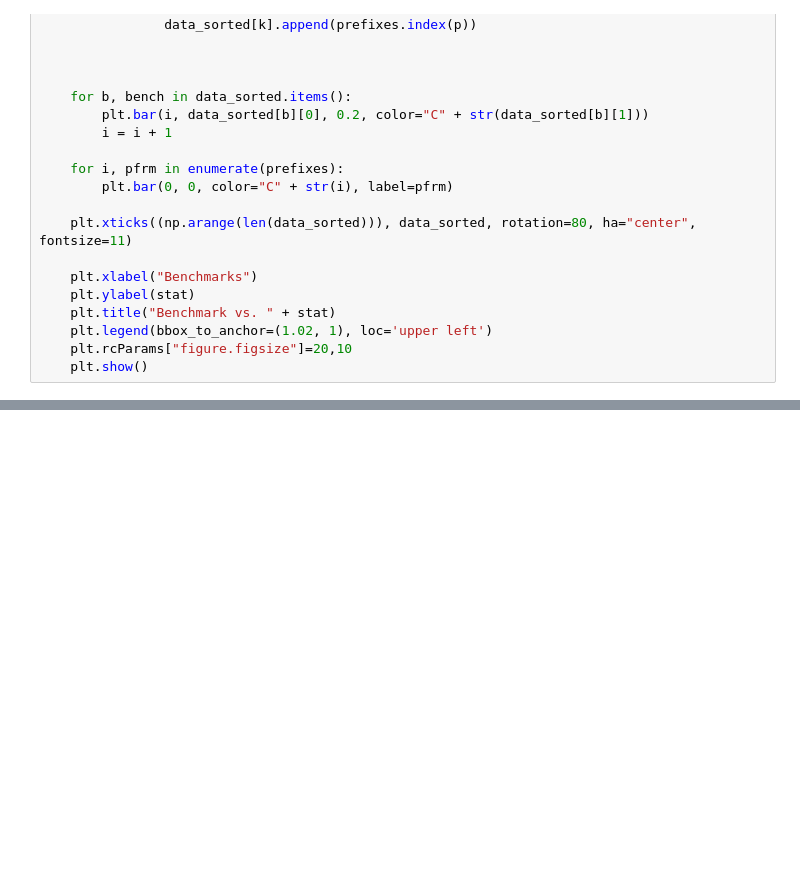
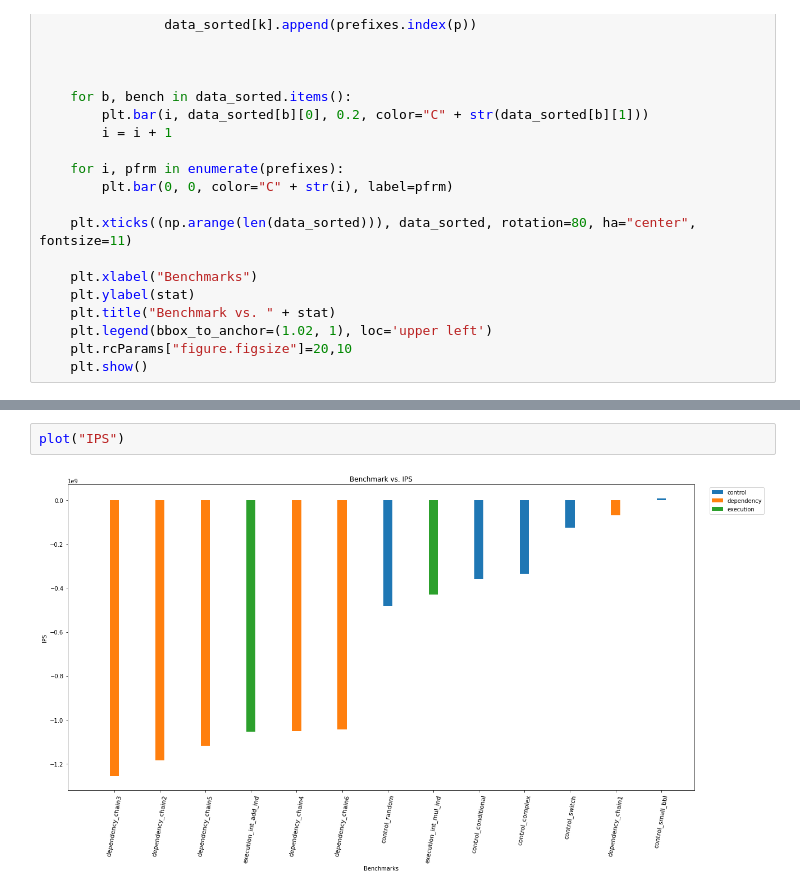
Before and after one commit to darchr/riscv-validation, a Jupyter notebook: plots/Ayaz_Stats_Diff.ipynb, the cells around one changed output, grey strips where cells are left out. Cells and saved outputs as stored; diff of their text form; blank space fills up the shorter version.

```diff
--- a/plots/Ayaz_Stats_Diff.ipynb
+++ b/plots/Ayaz_Stats_Diff.ipynb
@@ -71,0 +80,4 @@ plot("IPC")
+# %%
+plot("IPS")
+# %% [output]
+[figure, added]
```
Also changed, not shown: parts of 5 cells of this notebook, 13 other files.
